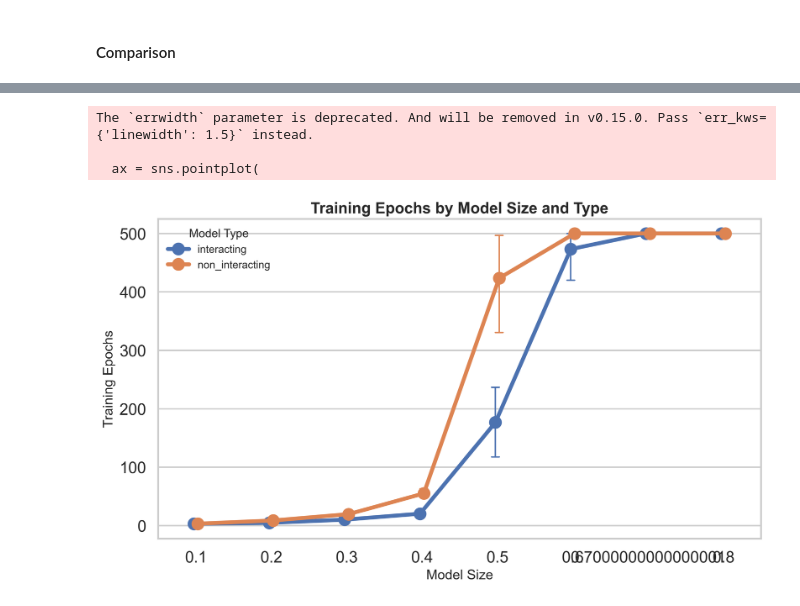
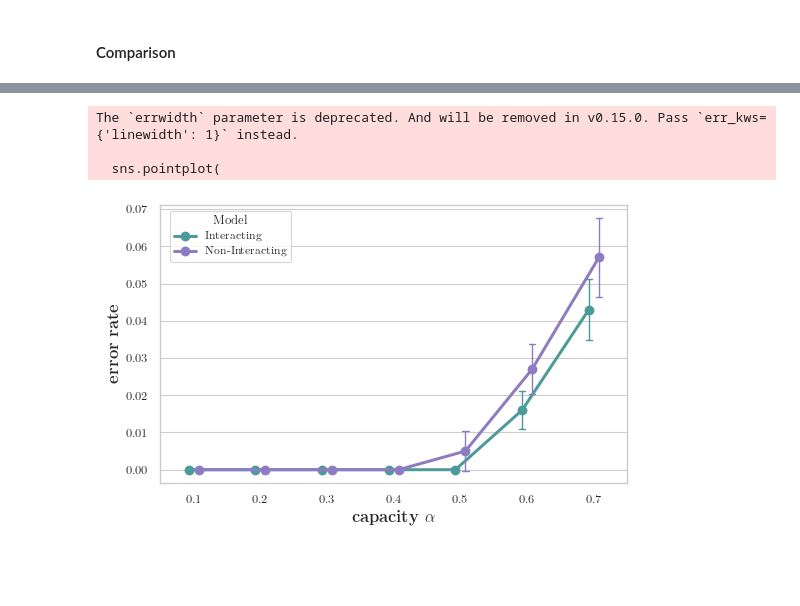
Before and after one commit to leonardotonelli/thesis, a Jupyter notebook: main.ipynb, the cells around one changed output, grey strips where cells are left out. Saved outputs shown, nothing was run; the diff lists cells and outputs as text; code cells hidden in the pictures; blank space fills up the shorter version.

```diff
--- a/main.ipynb
+++ b/main.ipynb
@@ -306,8 +345,9 @@ plt.show()
 import seaborn as sns
 import pandas as pd
 
-df = pd.read_csv("D:\\leona\\University\\Third Year\\Thesis\\Code\\thesis\\data\\rgd\\comparison_size_data.csv")
+df_comparison_size_gd = pd.read_csv("D:\\leona\\University\\Third Year\\Thesis\\Code\\thesis\\data\\rgd\\comparison_size_data.csv")
 df_alpha = pd.read_csv("D:\\leona\\University\\Third Year\\Thesis\\Code\\thesis\\data\\rgd\\comparison_alpha_data.csv")
+df_alpha["alpha"] = round(df_alpha["alpha"],2)
 # %%
 import seaborn as sns
 import matplotlib.pyplot as plt
@@ -358,47 +406,55 @@ The `errwidth` parameter is deprecated. And will be removed in v0.15.0. Pass `er
 # %%
 import seaborn as sns
 import matplotlib.pyplot as plt
 
-# Set a professional style
-sns.set(style="whitegrid", context="talk", palette="deep")
+# Set academic style
+sns.set_theme(style="whitegrid", context="paper", font="Times New Roman")
+plt.rcParams['text.usetex'] = True
 
-# Create a high-resolution figure
-plt.figure(figsize=(10, 6), dpi=300)
+# Define muted teal and purple palette to match previous style
+custom_palette = {
+    "interacting": "#4C9A9A",     # muted teal
+    "non_interacting": "#8E7CC3"  # muted purple
+}
 
-# Point plot with improved formatting
-ax = sns.pointplot(
+# Create the point plot
+plt.figure(figsize=(5.5, 3.5))
+sns.pointplot(
     data=df_alpha,
     x="alpha",
-    y="epochs",
+    y="error_rate",
     hue="type",
-    dodge=True,
+    palette=custom_palette,
     markers="o",
     linestyles="-",
-    errwidth=1.5,
-    capsize=0.1
+    dodge=0.15,
+    errorbar="sd",
+    capsize=0.1,
+    errwidth=1
 )
 
-# Axis labels with units (if applicable)
-ax.set_xlabel("Model Size", fontsize=14)
-ax.set_ylabel("Training Epochs", fontsize=14)
+# Customize axis and legend
+plt.xlabel(r"\textbf{capacity $\alpha$} ", fontsize=12)
+plt.ylabel(r"\textbf{error rate}", fontsize=12)
+handles, labels = plt.gca().get_legend_handles_labels()
+new_labels = ["Interacting", "Non-Interacting"]
+plt.legend(
+    handles=handles,
+    labels=new_labels,
+    title="Model",
+    title_fontsize=9,
+    fontsize=8,
+    loc="upper left",
+    frameon=True,
+    bbox_to_anchor=(0.02, 0.98),
+    borderaxespad=0.0
+)
 
-# Optional: add a title
-ax.set_title("Training Epochs by Model Size and Type", fontsize=16, weight="bold")
-
-# Improve legend formatting
-ax.legend(title="Model Type", title_fontsize=12, fontsize=11)
-
-# Optional: rotate x-axis labels if crowded
-# plt.xticks(rotation=45)
-
-# Tight layout for clean output
 plt.tight_layout()
-
-# Show or save
+plt.savefig("plots/gd_comparison_alpha.pdf", bbox_inches='tight')
 plt.show()
-# plt.savefig("pointplot_epochs_by_size.png", bbox_inches="tight")
 # %% [output]
-The `errwidth` parameter is deprecated. And will be removed in v0.15.0. Pass `err_kws={'linewidth': 1.5}` instead.
+The `errwidth` parameter is deprecated. And will be removed in v0.15.0. Pass `err_kws={'linewidth': 1}` instead.
 
-  ax = sns.pointplot(
+  sns.pointplot(
-[figure, old version]
+[figure, new version]
```
Also changed, not shown: parts of 7 cells of this notebook, 4 other files.
